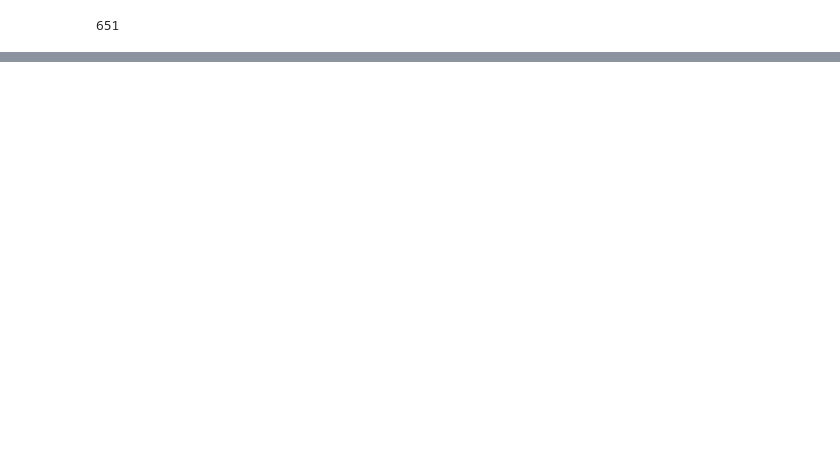
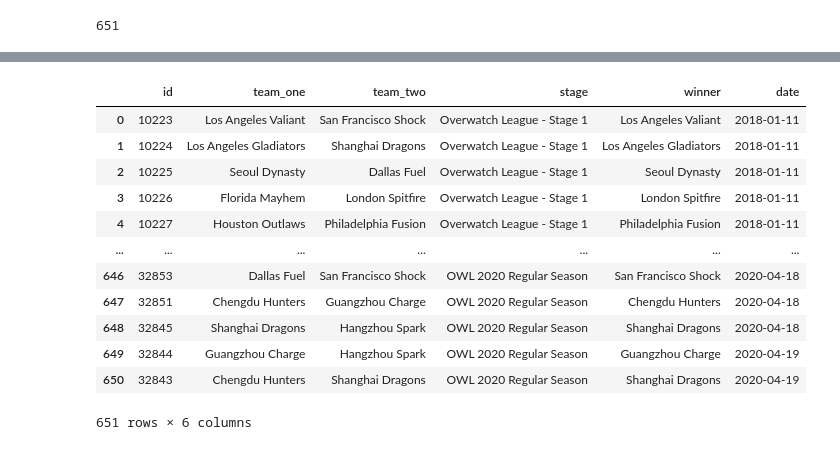
Before and after one commit to shortlikeafox/overwatch-league-owl-data-project, a Jupyter notebook: create_data_dataframe_v2.ipynb, the cells around one changed output, grey strips where cells are left out. Drawn from its saved outputs; the diff is of its cells as text; code cells hidden in the pictures; blank space fills up the shorter version.

```diff
--- a/create_data_dataframe_v2.ipynb
+++ b/create_data_dataframe_v2.ipynb
@@ -25,9 +25,11 @@ for m in match_ids:
 
 #Let's zip this all up and make a dataframe!
 zipped_data = list(zip(match_ids, team_one_list, team_two_list, date_list, stage_list, winner_list))
-columns = ['id', 'team_one', 'team_two', 'date', 'stage', 'winner']
+columns = ['id', 'team_one', 'team_two', 'old_date', 'stage', 'winner']
 
 df = pd.DataFrame(zipped_data, columns=columns)
 
+df['date'] = ""
+
 #Make sure the date column is in the proper format
-df['date']=pd.to_datetime(df['date'])
+df['old_date']=pd.to_datetime(df['old_date'])
@@ -33,0 +47,11 @@ df['date']=pd.to_datetime(df['date'])
+# %%
+#Let's remove the time from datetime.
+
+id_list = df.id.unique()
+for i in id_list:
+    old_date = ((df[df['id'] == i]).old_date).iloc[0]
+    print(old_date)
+    new_date = old_date.date()
+    print(new_date)
+    mask = df['id'] == i
+    df['date'][mask] = new_date
@@ -33,0 +76,2 @@ df['date']=pd.to_datetime(df['date'])
+# %%
+df.drop(['old_date'], axis=1, inplace=True)
@@ -33,0 +80,16 @@ df['date']=pd.to_datetime(df['date'])
+# %%
+display(df)
+# %% [output]
+|  | id | team_one | team_two | stage | winner | date |
+| 0 | 10223 | Los Angeles Valiant | San Francisco Shock | Overwatch League - Stage 1 | Los Angeles Valiant | 2018-01-11 |
+| 1 | 10224 | Los Angeles Gladiators | Shanghai Dragons | Overwatch League - Stage 1 | Los Angeles Gladiators | 2018-01-11 |
+| 2 | 10225 | Seoul Dynasty | Dallas Fuel | Overwatch League - Stage 1 | Seoul Dynasty | 2018-01-11 |
+| 3 | 10226 | Florida Mayhem | London Spitfire | Overwatch League - Stage 1 | London Spitfire | 2018-01-11 |
+| 4 | 10227 | Houston Outlaws | Philadelphia Fusion | Overwatch League - Stage 1 | Philadelphia Fusion | 2018-01-11 |
+| ... | ... | ... | ... | ... | ... | ... |
+| 646 | 32853 | Dallas Fuel | San Francisco Shock | OWL 2020 Regular Season | San Francisco Shock | 2020-04-18 |
+| 647 | 32851 | Chengdu Hunters | Guangzhou Charge | OWL 2020 Regular Season | Chengdu Hunters | 2020-04-18 |
+| 648 | 32845 | Shanghai Dragons | Hangzhou Spark | OWL 2020 Regular Season | Shanghai Dragons | 2020-04-18 |
+| 649 | 32844 | Guangzhou Charge | Hangzhou Spark | OWL 2020 Regular Season | Guangzhou Charge | 2020-04-19 |
+| 650 | 32843 | Chengdu Hunters | Shanghai Dragons | OWL 2020 Regular Season | Shanghai Dragons | 2020-04-19 |
+651 rows × 6 columns
```
Also changed, not shown: parts of 7 cells of this notebook, 4 other files.
